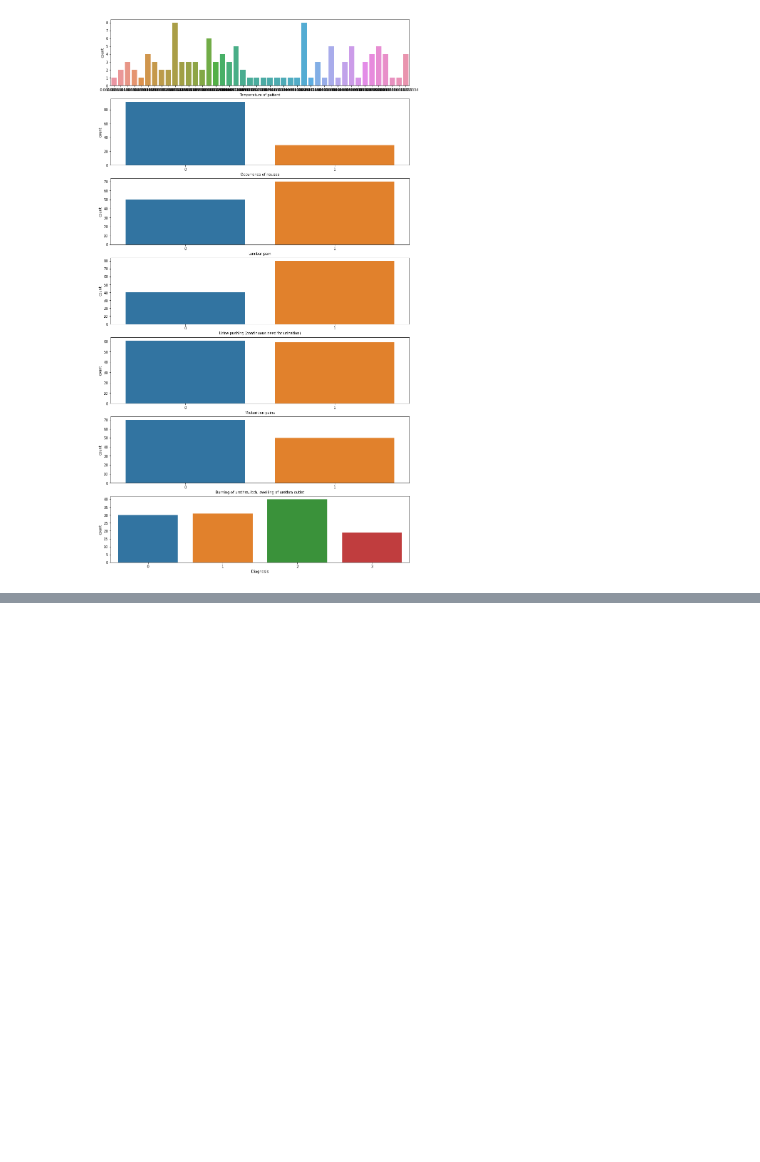
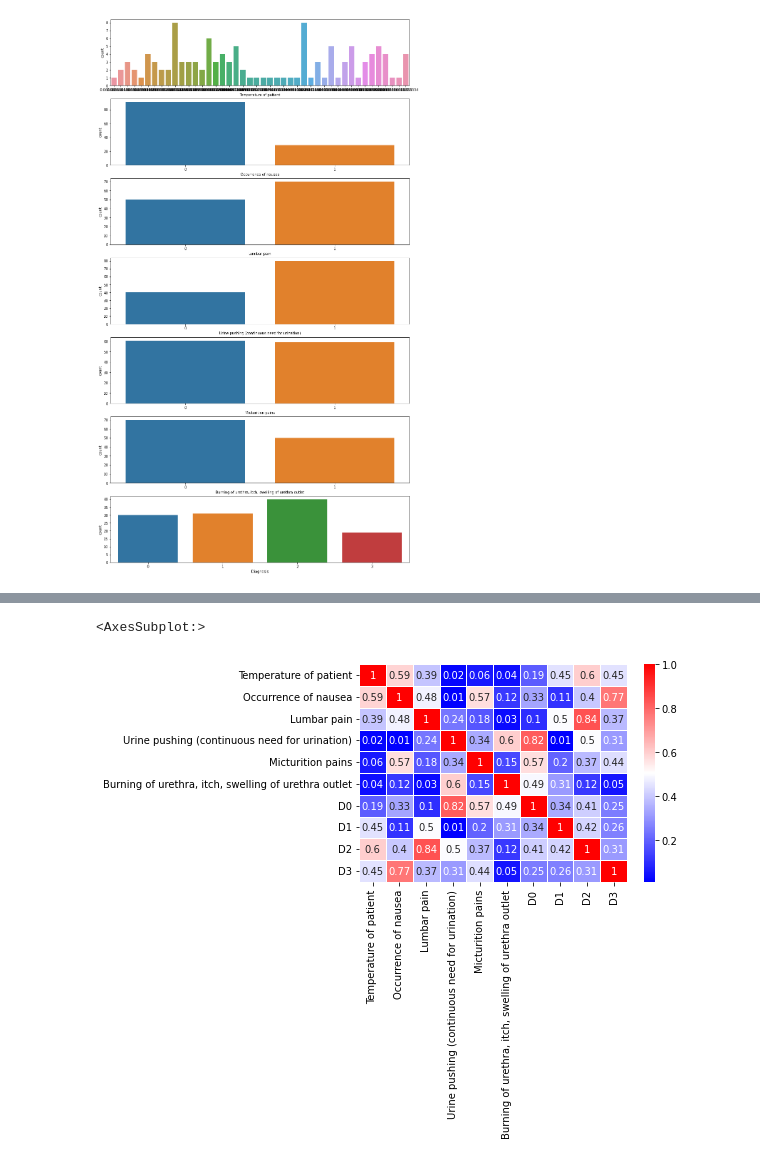
Before and after one commit to brccabral/UrinaryDiseases, a Jupyter notebook: urinary_diseases.ipynb, the cells around one changed output, grey strips where cells are left out. Cells and saved outputs as stored; diff of their text form; code cells hidden in the pictures; blank space fills up the shorter version.

```diff
--- a/urinary_diseases.ipynb
+++ b/urinary_diseases.ipynb
@@ -186,3 +186,5 @@ for i, c in enumerate(data_df.columns):
 fig.show()
 # %% [output]
 [figure]
+# %%
+data_df_corr = data_df.copy()
@@ -188,0 +222,6 @@ fig.show()
+# %%
+corr_matrix = data_df_corr.corr().abs().round(2)
+sns.heatmap(corr_matrix, annot=True, cmap='bwr', linewidths=.5)
+# %% [output]
+<AxesSubplot:>
+[figure, added]
```
Also changed, not shown: parts of 6 cells of this notebook.
